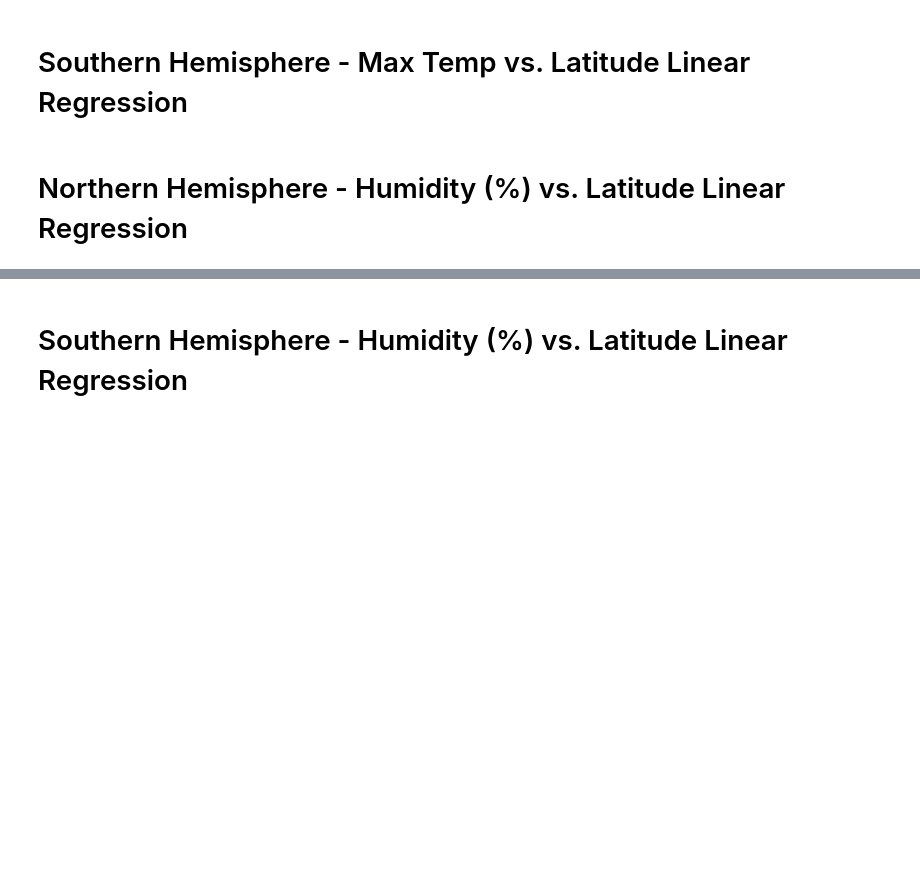
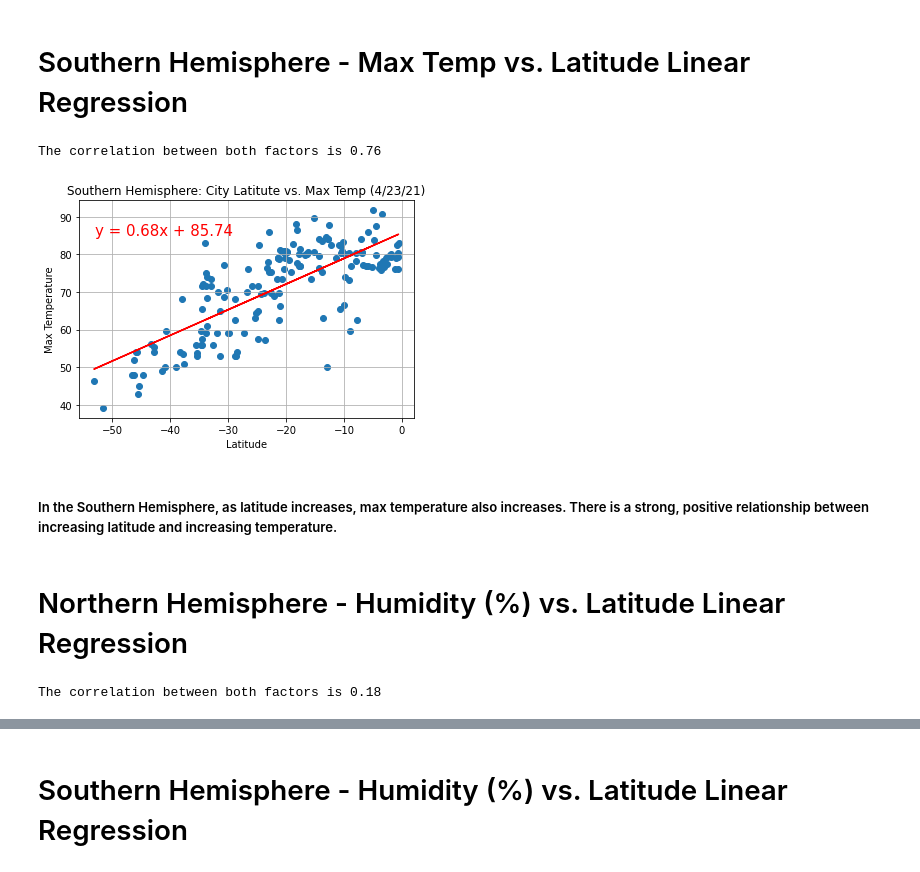
Before and after one commit to MarcLeslie/python-api-challenge, a Jupyter notebook: WeatherPy/WeatherPy.ipynb, the cells around one changed output, grey strips where cells are left out. Drawn from its saved outputs; the diff is of its cells as text; code cells hidden in the pictures; blank space fills up the shorter version.

```diff
--- a/WeatherPy/WeatherPy.ipynb
+++ b/WeatherPy/WeatherPy.ipynb
@@ -280,4 +282,29 @@ plt.show()
 ###### In the Northern Hemisphere, as latitude increases, max temperature decreases.  There is a strong, negative relationship between increasing latitude and increasing temperature.
 # %% [markdown]
 # Southern Hemisphere - Max Temp vs. Latitude Linear Regression
+# %%
+lat_SH = SH_df.iloc[:,1]
+max_temp_SH = SH_df.iloc[:,3]
+correlation = st.pearsonr(lat_SH, max_temp_SH)
+print(f"The correlation between both factors is {round(correlation[0],2)}")
+# %% [output]
+The correlation between both factors is 0.76
+# %%
+#x_values = lat_SH, y_values = max_temp_SH
+(slope, intercept, rvalue, pvalue, stderr) = linregress(lat_SH, max_temp_SH)
+regress_values = lat_SH * slope + intercept
+line_eq = "y = " + str(round(slope,2)) + "x + " + str(round(intercept,2))
+plt.scatter(lat_SH, max_temp_SH)
+plt.plot(lat_SH,regress_values,"r-")
+plt.annotate(line_eq,(-53,85),fontsize=15,color="red")
+plt.xlabel("Latitude")
+plt.ylabel("Max Temperature")
+plt.title("Southern Hemisphere: City Latitute vs. Max Temp (4/23/21)")
+plt.grid()
+plt.savefig("../output_data/city_lat_temp_LR_SH.png")
+plt.show()
+# %% [output]
+[figure, added]
+# %% [markdown]
+##### In the Southern Hemisphere, as latitude increases, max temperature also increases.  There is a strong, positive relationship between increasing latitude and increasing temperature.
 # %%
@@ -287,2 +312,9 @@ plt.show()
 # %% [markdown]
 # Northern Hemisphere - Humidity (%) vs. Latitude Linear Regression
+# %%
+lat_NH = NH_df.iloc[:,1]
+humidity_NH = NH_df.iloc[:,4]
+correlation = st.pearsonr(lat_NH, humidity_NH)
+print(f"The correlation between both factors is {round(correlation[0],2)}")
+# %% [output]
+The correlation between both factors is 0.18
```
Also changed, not shown: parts of 13 cells of this notebook, 5 other files.
